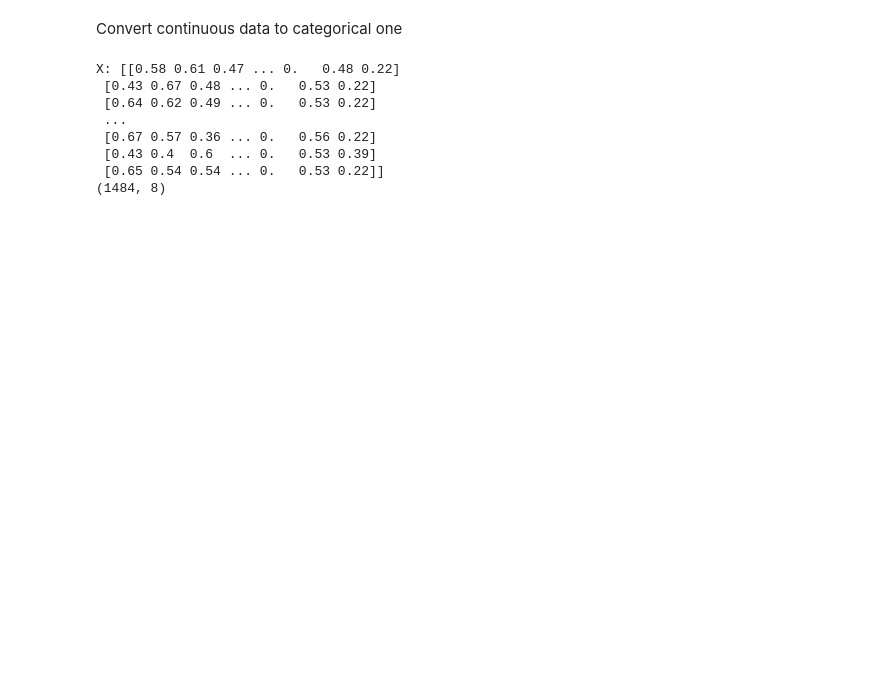
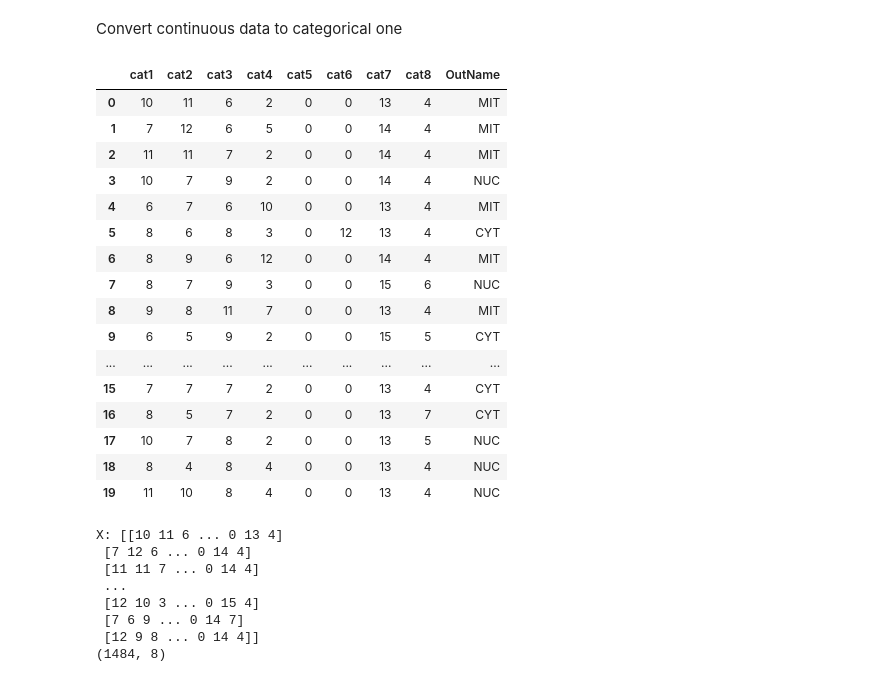
Before and after one commit to HikmetSimsir/EEE-485-Project, a Jupyter notebook: naive_baesian.ipynb, the cells around one changed output. Cells and saved outputs as stored; diff of their text form; code cells hidden in the pictures; blank space fills up the shorter version.

```diff
--- a/naive_baesian.ipynb
+++ b/naive_baesian.ipynb
@@ -13,17 +13,29 @@ def get_data():
     Returns the data from the xlsx file
     """
     file_name = 'yeast.csv'
-    df = pd.read_csv(file_name, index_col=0, header=None)
+    df = pd.read_csv(file_name, index_col=None)
     # print(df.head()) # print the first 5 rows
     return df
 
-k = 10
-p = 8
+C = 10
+
+D = 8
+# p = 8
 
 md = get_data()
+
+
+# drop the 0 column
+# ?????????
+md = md.drop(columns=['DBName'])
+
 md.dropna(inplace = True)
-print(md.shape)
+# print(md.shape)
 md.replace('?', 0, inplace = True)
 
-md.head(10)
+print(md.head(10))
+
+# print(md[0 : 1])
+
+#print(columns[1])
 # %% [output]
@@ -43,13 +53,38 @@ md.head(10)
 # %% [markdown]
 Convert continuous data to categorical one
 # %%
-# noOfCategories = 10
-# for i in range(p):
-#     md[i+1] = pd.cut(md[i+1].values, bins=noOfCategories, labels=range(1, noOfCategories+1))
-# md.head(10)
-# # print(md[1].value_counts())
+noOfBins = 20
+# print(md['DBName'])
+# print(md.columns)
+# print(md['1'])
+for i in range(D):
+    md["cat" + str(i + 1)] = pd.cut(md[str(i+1)].values, bins=noOfBins, labels= range(0, noOfBins))
+md.drop(columns=['1', '2', '3', '4', '5', '6', '7', '8'], inplace=True)
+last_column = md.pop('OutName')
+md.insert(8, 'OutName', last_column)
+md.head(20)
+# gk = md.groupby('Outname')
+# print(md[1].value_counts())
+# %% [output]
+|  | cat1 | cat2 | cat3 | cat4 | cat5 | cat6 | cat7 | cat8 | OutName |
+| 0 | 10 | 11 | 6 | 2 | 0 | 0 | 13 | 4 | MIT |
+| 1 | 7 | 12 | 6 | 5 | 0 | 0 | 14 | 4 | MIT |
+| 2 | 11 | 11 | 7 | 2 | 0 | 0 | 14 | 4 | MIT |
+| 3 | 10 | 7 | 9 | 2 | 0 | 0 | 14 | 4 | NUC |
+| 4 | 6 | 7 | 6 | 10 | 0 | 0 | 13 | 4 | MIT |
+| 5 | 8 | 6 | 8 | 3 | 0 | 12 | 13 | 4 | CYT |
+| 6 | 8 | 9 | 6 | 12 | 0 | 0 | 14 | 4 | MIT |
+| 7 | 8 | 7 | 9 | 3 | 0 | 0 | 15 | 6 | NUC |
+| 8 | 9 | 8 | 11 | 7 | 0 | 0 | 13 | 4 | MIT |
+| 9 | 6 | 5 | 9 | 2 | 0 | 0 | 15 | 5 | CYT |
+| ... | ... | ... | ... | ... | ... | ... | ... | ... | ... |
+| 15 | 7 | 7 | 7 | 2 | 0 | 0 | 13 | 4 | CYT |
+| 16 | 8 | 5 | 7 | 2 | 0 | 0 | 13 | 7 | CYT |
+| 17 | 10 | 7 | 8 | 2 | 0 | 0 | 13 | 5 | NUC |
+| 18 | 8 | 4 | 8 | 4 | 0 | 0 | 13 | 4 | NUC |
+| 19 | 11 | 10 | 8 | 4 | 0 | 0 | 13 | 4 | NUC |
 # %%
-X = md.iloc[:, 0:8].values
+X = md.iloc[:, 0:8].values.reshape(-1, 8)
 outputs = ['CYT', 'NUC', 'MIT', 'ME3', 'ME2', 'ME1', 'EXC', 'VAC', 'POX', 'ERL']
 
 # add 1 to the first column
@@ -62,15 +97,16 @@ print(X.shape)
 # X = normalize(X)
 # print(X)
 
+
 M = X.shape[0]
 Y = md.iloc[:, 8:9].values.reshape(-1, 1)
 # %% [output]
-X: [[0.58 0.61 0.47 ... 0.   0.48 0.22]
- [0.43 0.67 0.48 ... 0.   0.53 0.22]
- [0.64 0.62 0.49 ... 0.   0.53 0.22]
+X: [[10 11 6 ... 0 13 4]
+ [7 12 6 ... 0 14 4]
+ [11 11 7 ... 0 14 4]
  ...
- [0.67 0.57 0.36 ... 0.   0.56 0.22]
- [0.43 0.4  0.6  ... 0.   0.53 0.39]
- [0.65 0.54 0.54 ... 0.   0.53 0.22]]
+ [12 10 3 ... 0 15 4]
+ [7 6 9 ... 0 14 7]
+ [12 9 8 ... 0 14 4]]
 (1484, 8)
 # %%
```
Also changed, not shown: parts of 6 cells of this notebook, 1 other file.
